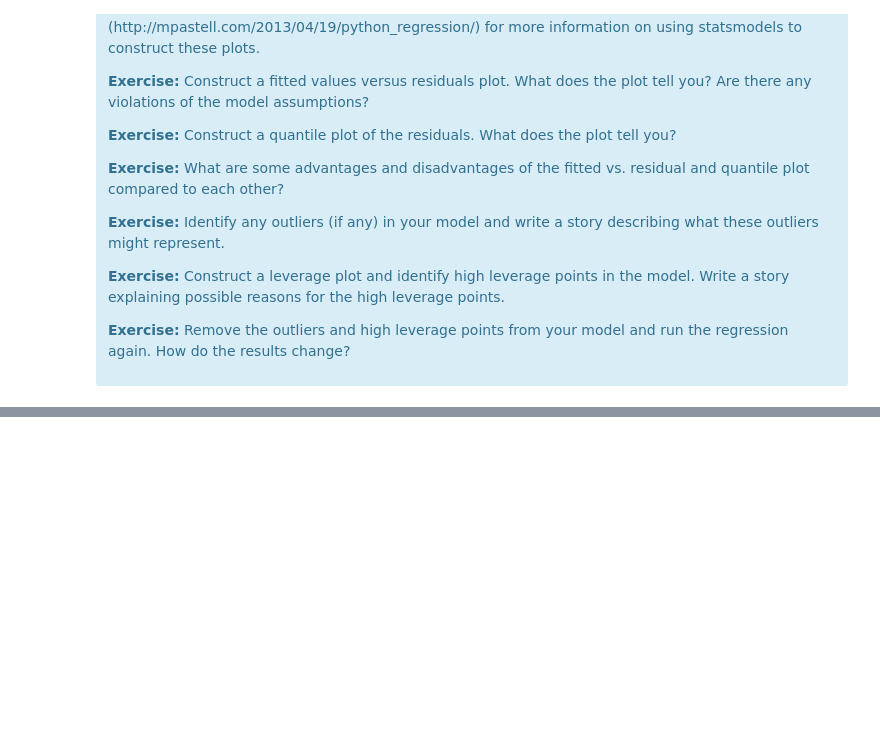
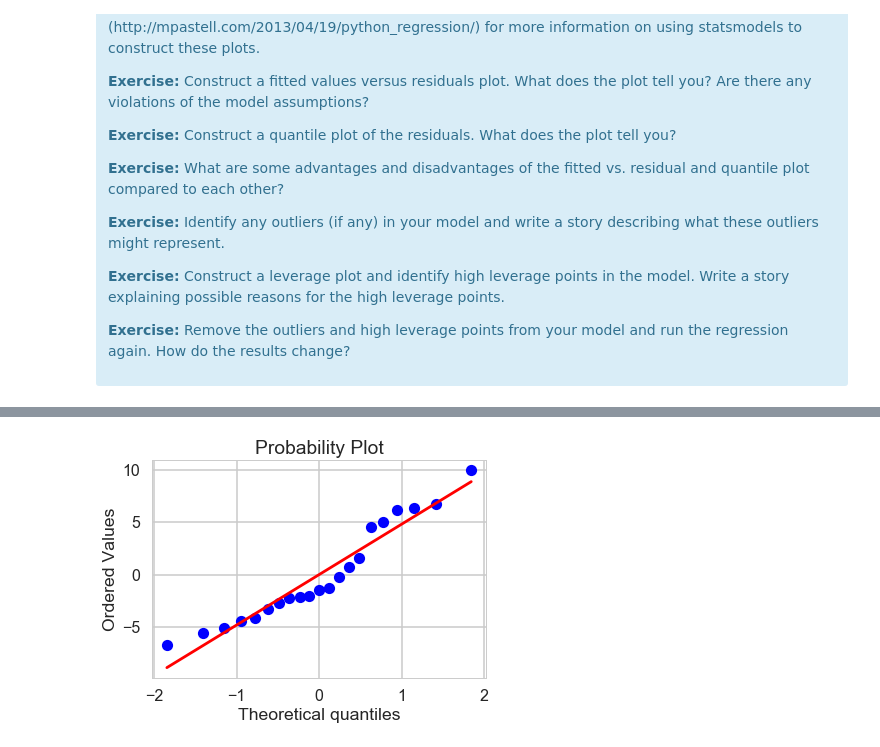
Before and after one commit to sedale33/Springboard, a Jupyter notebook: U0901LinearRegression/Mini_Project_Linear_Regression.ipynb, the cells around one changed output, grey strips where cells are left out. Drawn from its saved outputs; the diff is of its cells as text; code cells hidden in the pictures; blank space fills up the shorter version.

```diff
--- a/U0901LinearRegression/Mini_Project_Linear_Regression.ipynb
+++ b/U0901LinearRegression/Mini_Project_Linear_Regression.ipynb
@@ -889,0 +940,5 @@ There are some other issues that are important investigate with linear regressio
+# %%
+new_bos = bos[(crp.fittedvalues < 10) & (crp.fittedvalues > -10)]
+# %%
+new = ols('PRICE ~ CRIM + RM + PTRATIO',new_bos).fit()
+print(new.summary())
@@ -889,0 +963,5 @@ There are some other issues that are important investigate with linear regressio
+# %%
+stats.probplot(new.resid, dist="norm", plot=plt)
+plt.show()
+# %% [output]
+[figure, added]
```
Also changed, not shown: parts of 15 cells of this notebook.
